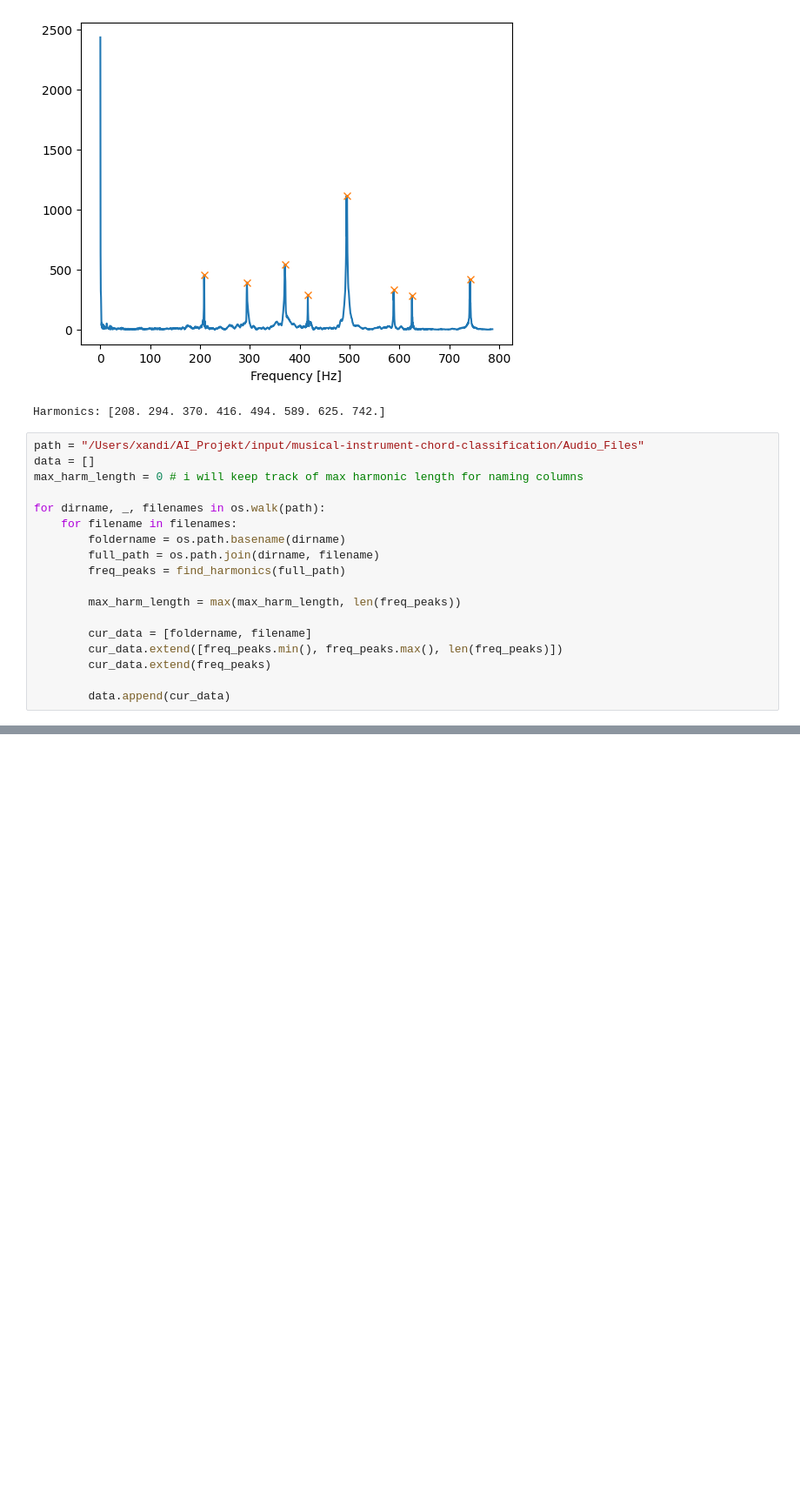
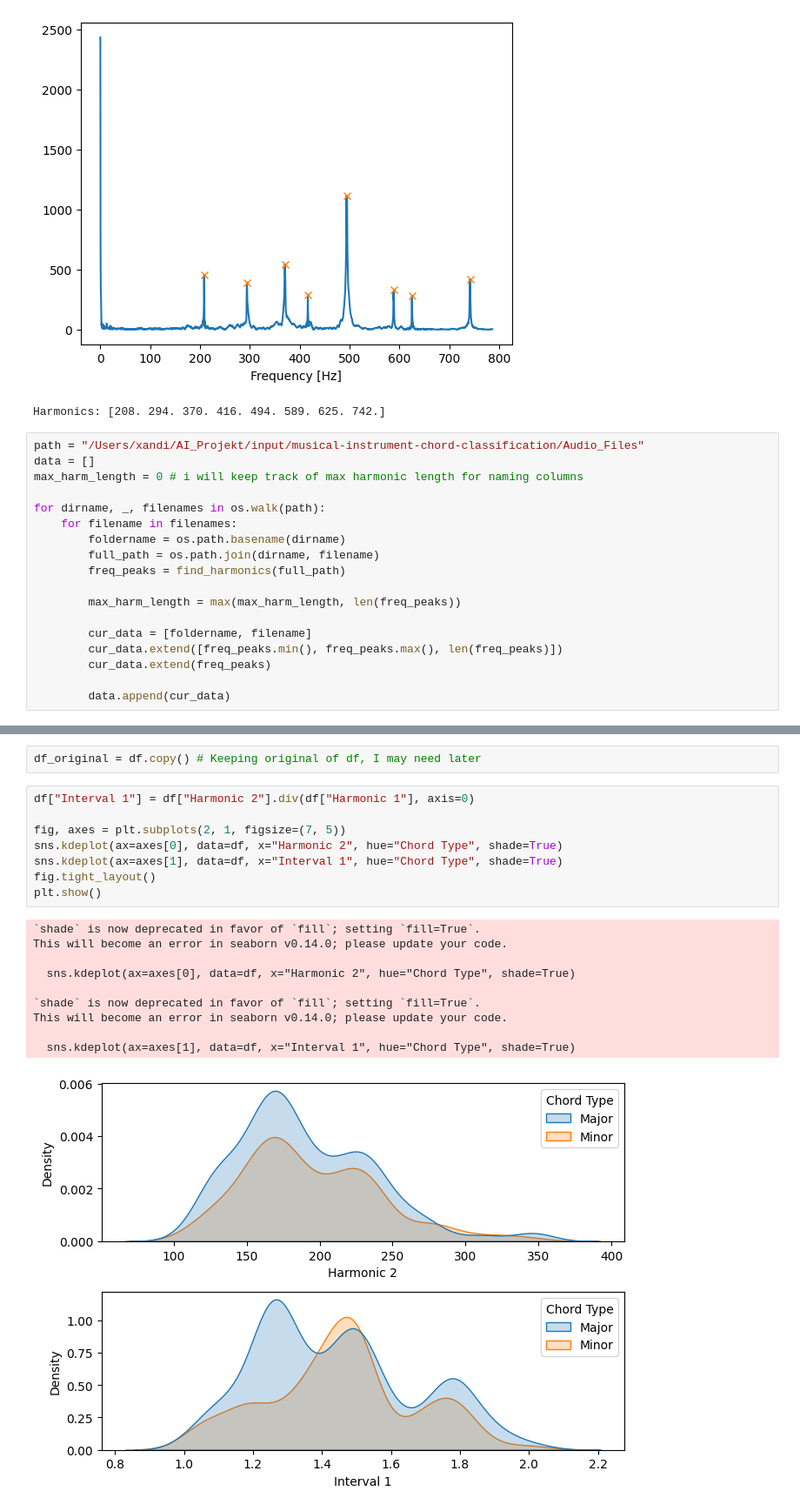
Before and after one commit to AlexanderFasching/AI_Projekt, a Jupyter notebook: Notebook/CC.ipynb, the cells around one changed output, grey strips where cells are left out. Shown at 87% size. Cells and saved outputs as stored; diff of their text form; blank space fills up the shorter version.

```diff
--- a/Notebook/CC.ipynb
+++ b/Notebook/CC.ipynb
@@ -218,0 +288,21 @@ df.head()
+# %%
+df_original = df.copy() # Keeping original of df, I may need later
+# %%
+df["Interval 1"] = df["Harmonic 2"].div(df["Harmonic 1"], axis=0)
+
+fig, axes = plt.subplots(2, 1, figsize=(7, 5))
+sns.kdeplot(ax=axes[0], data=df, x="Harmonic 2", hue="Chord Type", shade=True)
+sns.kdeplot(ax=axes[1], data=df, x="Interval 1", hue="Chord Type", shade=True)
+fig.tight_layout()
+plt.show()
+# %% [output]
+`shade` is now deprecated in favor of `fill`; setting `fill=True`.
+This will become an error in seaborn v0.14.0; please update your code.
+
+  sns.kdeplot(ax=axes[0], data=df, x="Harmonic 2", hue="Chord Type", shade=True)
+
+`shade` is now deprecated in favor of `fill`; setting `fill=True`.
+This will become an error in seaborn v0.14.0; please update your code.
+
+  sns.kdeplot(ax=axes[1], data=df, x="Interval 1", hue="Chord Type", shade=True)
+[figure, added]
```
Also changed, not shown: parts of 18 cells of this notebook.
